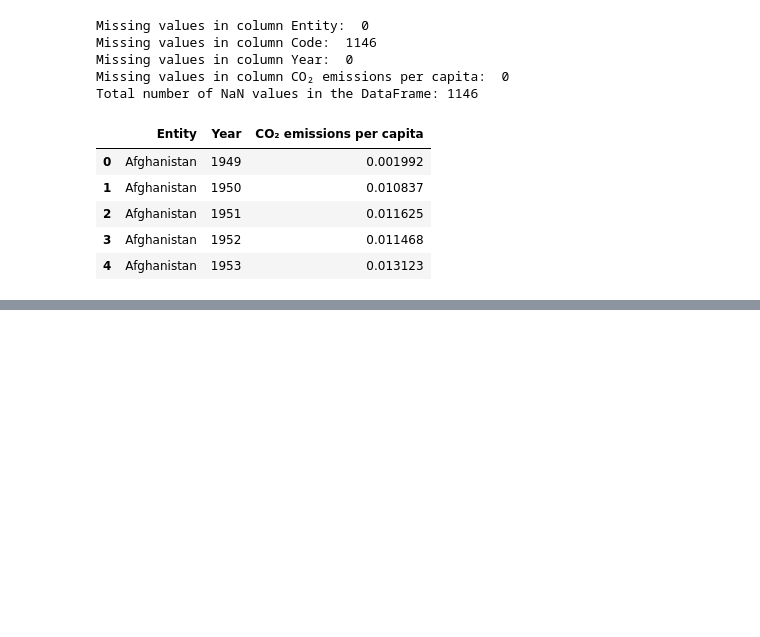
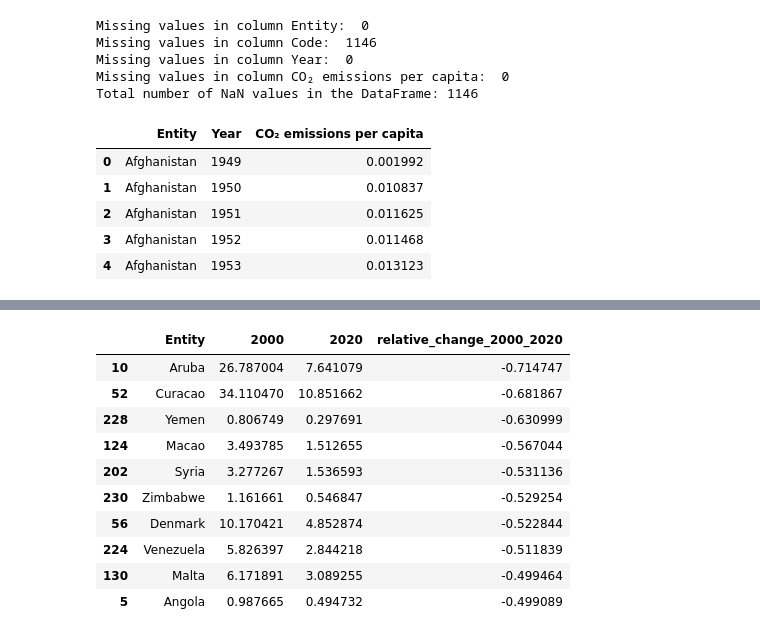
Before and after one commit to majavanput/co2-emissions, a Jupyter notebook: notebooks/q2-decreasing-co2-output.ipynb, the cells around one changed output, grey strips where cells are left out. Cells and saved outputs as stored; diff of their text form; code cells hidden in the pictures; blank space fills up the shorter version.

```diff
--- a/notebooks/q2-decreasing-co2-output.ipynb
+++ b/notebooks/q2-decreasing-co2-output.ipynb
@@ -149,0 +144,18 @@ plt.show()
+# %%
+df_co2_2000_2020 = df_co2_filtered.copy()
+
+# Pivot the DataFrame to have the years as columns
+df_co2_2000_2020 = df_co2_2000_2020.pivot(
+  index=["Entity"],
+  columns="Year",
+  values="CO₂ emissions per capita"
+)
+
+df_co2_2000_2020.columns.name = None
+df_co2_2000_2020.reset_index(inplace=True)
+df_co2_2000_2020 = df_co2_2000_2020[['Entity', 2000, 2020]]
+
+# Calculate relative change for 2000-2020
+df_co2_2000_2020["relative_change_2000_2020"] = (df_co2_2000_2020[2020] - df_co2_2000_2020[2000]) / df_co2_2000_2020[2000]
+
+df_co2_2000_2020.head()
@@ -149,0 +169,15 @@ plt.show()
+# %%
+df_co2_2000_2020_top_10 = df_co2_2000_2020.sort_values(by="relative_change_2000_2020", ascending=True).head(10)
+df_co2_2000_2020_top_10
+# %% [output]
+|  | Entity | 2000 | 2020 | relative_change_2000_2020 |
+| 10 | Aruba | 26.787004 | 7.641079 | -0.714747 |
+| 52 | Curacao | 34.110470 | 10.851662 | -0.681867 |
+| 228 | Yemen | 0.806749 | 0.297691 | -0.630999 |
+| 124 | Macao | 3.493785 | 1.512655 | -0.567044 |
+| 202 | Syria | 3.277267 | 1.536593 | -0.531136 |
+| 230 | Zimbabwe | 1.161661 | 0.546847 | -0.529254 |
+| 56 | Denmark | 10.170421 | 4.852874 | -0.522844 |
+| 224 | Venezuela | 5.826397 | 2.844218 | -0.511839 |
+| 130 | Malta | 6.171891 | 3.089255 | -0.499464 |
+| 5 | Angola | 0.987665 | 0.494732 | -0.499089 |
```
Also changed, not shown: parts of 12 cells of this notebook, 1 other file.
